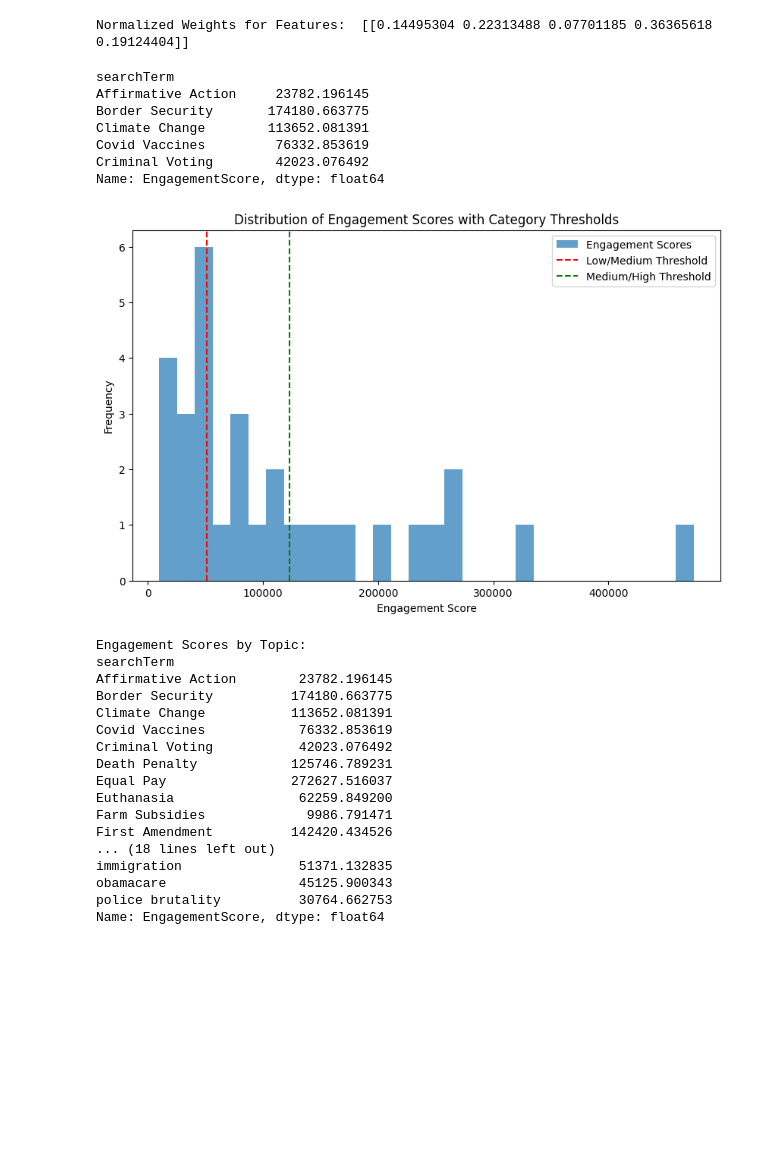
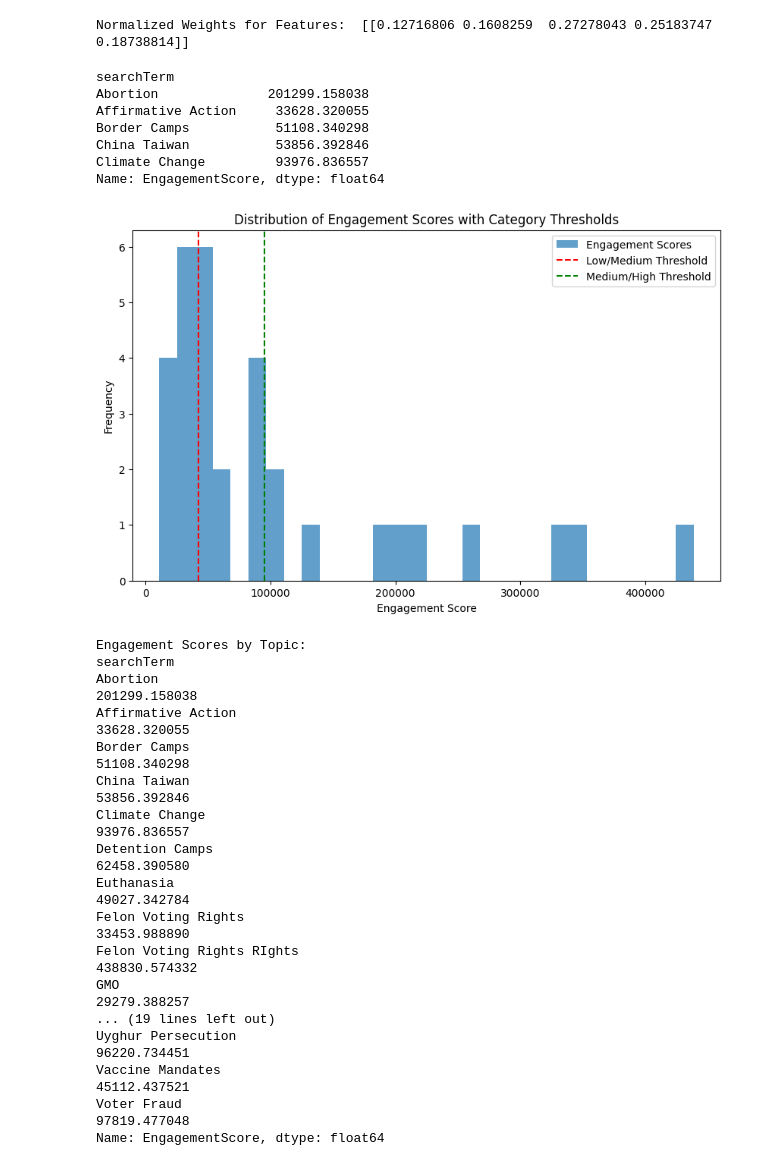
Before and after one commit to tun24193temple/CIS3715_DataScience_2024, a Jupyter notebook: Clustering Political Issues/DataPulling.ipynb, the cells around one changed output. Cells and saved outputs as stored; diff of their text form; code cells hidden in the pictures; blank space fills up the shorter version.

Commit message:
Data

```diff
--- a/Clustering Political Issues/DataPulling.ipynb
+++ b/Clustering Political Issues/DataPulling.ipynb
@@ -316,11 +257,11 @@ import pandas as pd
 import numpy as np
 
 # Load and preprocess data
-df = pd.read_csv("TweetsDataIssues.csv")
+df = pd.read_csv("FixedData.csv")
 
 df['viewCount'] = np.log1p(df['viewCount'])
 
-features = df[['likeCount', 'replyCount', 'quoteCount', 'retweetCount', 'followersCount']].values
+features = df[['likeCount', 'replyCount', 'quoteCount', 'retweetCount', 'followers']].values
 views = df['viewCount'].values.reshape(-1, 1)
 
 scaler = StandardScaler()
@@ -438,14 +379,14 @@ normalized_weights = feature_weights / np.sum(np.abs(feature_weights))
 
 print("Normalized Weights for Features: ", normalized_weights)
 # %% [output]
-Normalized Weights for Features:  [[0.14495304 0.22313488 0.07701185 0.36365618 0.19124404]]
+Normalized Weights for Features:  [[0.12716806 0.1608259  0.27278043 0.25183747 0.18738814]]
 # %%
 import matplotlib.pyplot as plt
 
 
 # Assuming 'df' is your DataFrame and 'normalized_weights' contains the weights for each feature
 # Calculate the engagement score for each tweet
-features = ['likeCount', 'replyCount', 'quoteCount', 'retweetCount', 'followersCount']
+features = ['likeCount', 'replyCount', 'quoteCount', 'retweetCount', 'followers']
 df['EngagementScore'] = df[features].dot(normalized_weights.T)
 
 # Aggregate scores by political topic
@@ -461,53 +402,53 @@ def categorize_engagement(score):
     elif score <= high_threshold:
         return 'Medium'
     else:
         return 'High'
 
 # Assuming 'topic_engagement' is a DataFrame and you have a column 'EngagementScore' for plotting
 topic_engagement = df.groupby('searchTerm')['EngagementScore'].mean()
 
 # Check the structure of topic_engagement
 print(topic_engagement.head())
 
 # Assuming topic_engagement is a Series with numeric values now, plot the histogram
 plt.figure(figsize=(10, 6))
 plt.hist(topic_engagement.values, bins=30, alpha=0.7, label='Engagement Scores')
 plt.axvline(x=topic_engagement.quantile(0.33), color='r', linestyle='--', label='Low/Medium Threshold')
 plt.axvline(x=topic_engagement.quantile(0.66), color='g', linestyle='--', label='Medium/High Threshold')
 plt.title('Distribution of Engagement Scores with Category Thresholds')
 plt.xlabel('Engagement Score')
 plt.ylabel('Frequency')
 plt.legend()
 plt.show()
 # Calculate the average engagement score for each searchTerm
 topic_engagement = df.groupby('searchTerm')['EngagementScore'].mean()
 
 # Print the engagement score for each searchTerm
 print("Engagement Scores by Topic:")
 print(topic_engagement)
 # %% [output]
 searchTerm
-Affirmative Action     23782.196145
-Border Security       174180.663775
-Climate Change        113652.081391
-Covid Vaccines         76332.853619
-Criminal Voting        42023.076492
+Abortion              201299.158038
+Affirmative Action     33628.320055
+Border Camps           51108.340298
+China Taiwan           53856.392846
+Climate Change         93976.836557
 Name: EngagementScore, dtype: float64
-[figure, old version]
+[figure, new version]
 Engagement Scores by Topic:
 searchTerm
-Affirmative Action        23782.196145
-Border Security          174180.663775
-Climate Change           113652.081391
-Covid Vaccines            76332.853619
-Criminal Voting           42023.076492
-Death Penalty            125746.789231
-Equal Pay                272627.516037
-Euthanasia                62259.849200
-Farm Subsidies             9986.791471
-First Amendment          142420.434526
-... (18 lines left out)
-immigration               51371.132835
-obamacare                 45125.900343
-police brutality          30764.662753
+Abortion                                                             201299.158038
+Affirmative Action                                                    33628.320055
+Border Camps                                                          51108.340298
+China Taiwan                                                          53856.392846
+Climate Change                                                        93976.836557
+Detention Camps                                                       62458.390580
+Euthanasia                                                            49027.342784
+Felon Voting Rights                                                   33453.988890
+Felon Voting Rights RIghts                                           438830.574332
+GMO                                                                   29279.388257
+... (19 lines left out)
+Uyghur Persecution                                                    96220.734451
+Vaccine Mandates                                                      45112.437521
+Voter Fraud                                                           97819.477048
 Name: EngagementScore, dtype: float64
```
Also changed, not shown: parts of 7 cells of this notebook, 3 other files.
